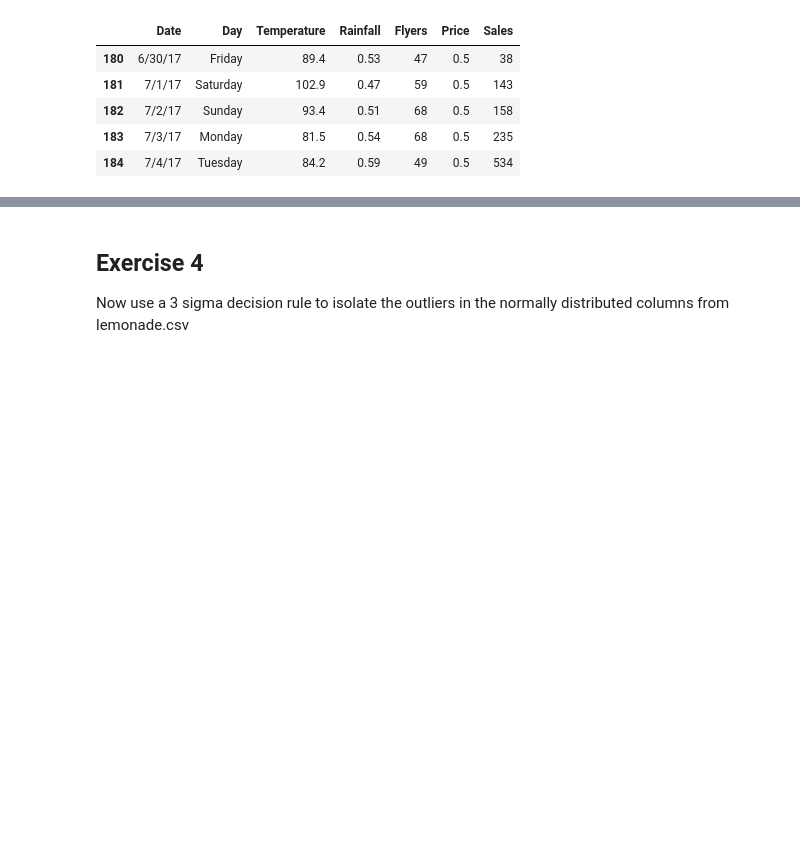
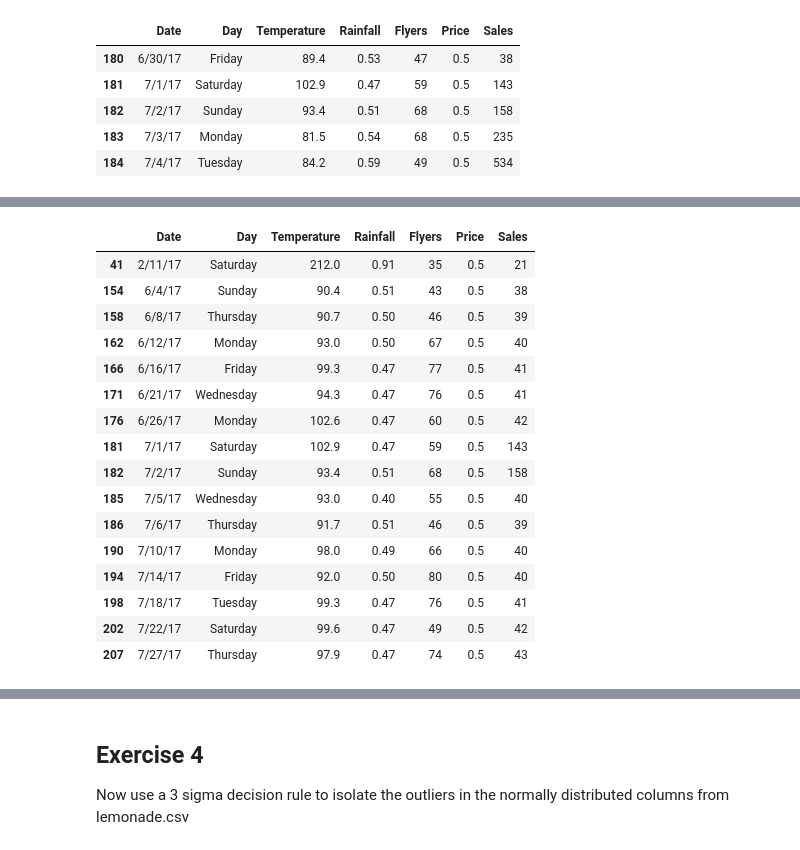
Before and after one commit to gilbert-noriega-ii/anomaly-detection-exercises, a Jupyter notebook: continuous_probabilistic_methods.ipynb, the cells around one changed output, grey strips where cells are left out. Drawn from its saved outputs; the diff is of its cells as text; code cells hidden in the pictures; blank space fills up the shorter version.

```diff
--- a/continuous_probabilistic_methods.ipynb
+++ b/continuous_probabilistic_methods.ipynb
@@ -182,0 +297,20 @@ The upper outliers are anywhere from 3-11 times greater than the upper bound. In
+# %%
+df[df.Temperature > 90.0]
+# %% [output]
+|  | Date | Day | Temperature | Rainfall | Flyers | Price | Sales |
+| 41 | 2/11/17 | Saturday | 212.0 | 0.91 | 35 | 0.5 | 21 |
+| 154 | 6/4/17 | Sunday | 90.4 | 0.51 | 43 | 0.5 | 38 |
+| 158 | 6/8/17 | Thursday | 90.7 | 0.50 | 46 | 0.5 | 39 |
+| 162 | 6/12/17 | Monday | 93.0 | 0.50 | 67 | 0.5 | 40 |
+| 166 | 6/16/17 | Friday | 99.3 | 0.47 | 77 | 0.5 | 41 |
+| 171 | 6/21/17 | Wednesday | 94.3 | 0.47 | 76 | 0.5 | 41 |
+| 176 | 6/26/17 | Monday | 102.6 | 0.47 | 60 | 0.5 | 42 |
+| 181 | 7/1/17 | Saturday | 102.9 | 0.47 | 59 | 0.5 | 143 |
+| 182 | 7/2/17 | Sunday | 93.4 | 0.51 | 68 | 0.5 | 158 |
+| 185 | 7/5/17 | Wednesday | 93.0 | 0.40 | 55 | 0.5 | 40 |
+| 186 | 7/6/17 | Thursday | 91.7 | 0.51 | 46 | 0.5 | 39 |
+| 190 | 7/10/17 | Monday | 98.0 | 0.49 | 66 | 0.5 | 40 |
+| 194 | 7/14/17 | Friday | 92.0 | 0.50 | 80 | 0.5 | 40 |
+| 198 | 7/18/17 | Tuesday | 99.3 | 0.47 | 76 | 0.5 | 41 |
+| 202 | 7/22/17 | Saturday | 99.6 | 0.47 | 49 | 0.5 | 42 |
+| 207 | 7/27/17 | Thursday | 97.9 | 0.47 | 74 | 0.5 | 43 |
```
Also changed, not shown: parts of 56 cells of this notebook.
